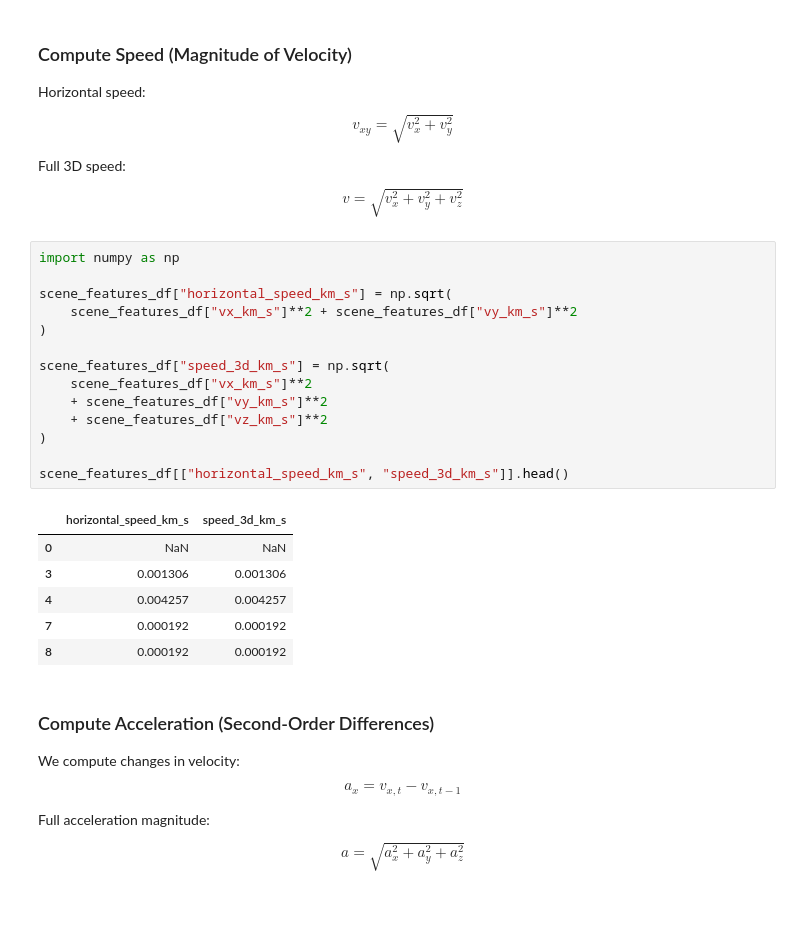
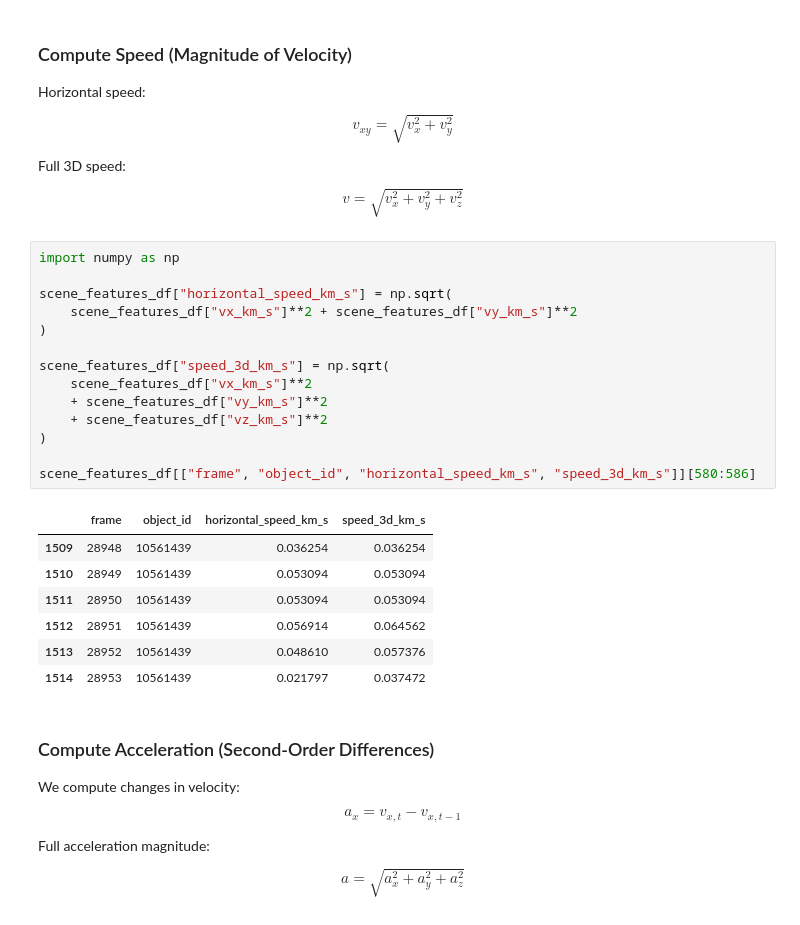
Before and after one commit to JoelSierra7/dino-skynet, a Jupyter notebook: notebooks/01_data_exploration.ipynb, the cells around one changed output. Drawn from its saved outputs; the diff is of its cells as text.

```diff
--- a/notebooks/01_data_exploration.ipynb
+++ b/notebooks/01_data_exploration.ipynb
@@ -406,24 +436,25 @@ $$
 # %%
 import numpy as np
 
 scene_features_df["horizontal_speed_km_s"] = np.sqrt(
     scene_features_df["vx_km_s"]**2 + scene_features_df["vy_km_s"]**2
 )
 
 scene_features_df["speed_3d_km_s"] = np.sqrt(
     scene_features_df["vx_km_s"]**2
     + scene_features_df["vy_km_s"]**2
     + scene_features_df["vz_km_s"]**2
 )
 
-scene_features_df[["horizontal_speed_km_s", "speed_3d_km_s"]].head()
+scene_features_df[["frame", "object_id", "horizontal_speed_km_s", "speed_3d_km_s"]][580:586]
 # %% [output]
-|  | horizontal_speed_km_s | speed_3d_km_s |
-| 0 | NaN | NaN |
-| 3 | 0.001306 | 0.001306 |
-| 4 | 0.004257 | 0.004257 |
-| 7 | 0.000192 | 0.000192 |
-| 8 | 0.000192 | 0.000192 |
+|  | frame | object_id | horizontal_speed_km_s | speed_3d_km_s |
+| 1509 | 28948 | 10561439 | 0.036254 | 0.036254 |
+| 1510 | 28949 | 10561439 | 0.053094 | 0.053094 |
+| 1511 | 28950 | 10561439 | 0.053094 | 0.053094 |
+| 1512 | 28951 | 10561439 | 0.056914 | 0.064562 |
+| 1513 | 28952 | 10561439 | 0.048610 | 0.057376 |
+| 1514 | 28953 | 10561439 | 0.021797 | 0.037472 |
 # %% [markdown]
 ### Compute Acceleration (Second-Order Differences)
 
```
Also changed, not shown: parts of 38 cells of this notebook.
